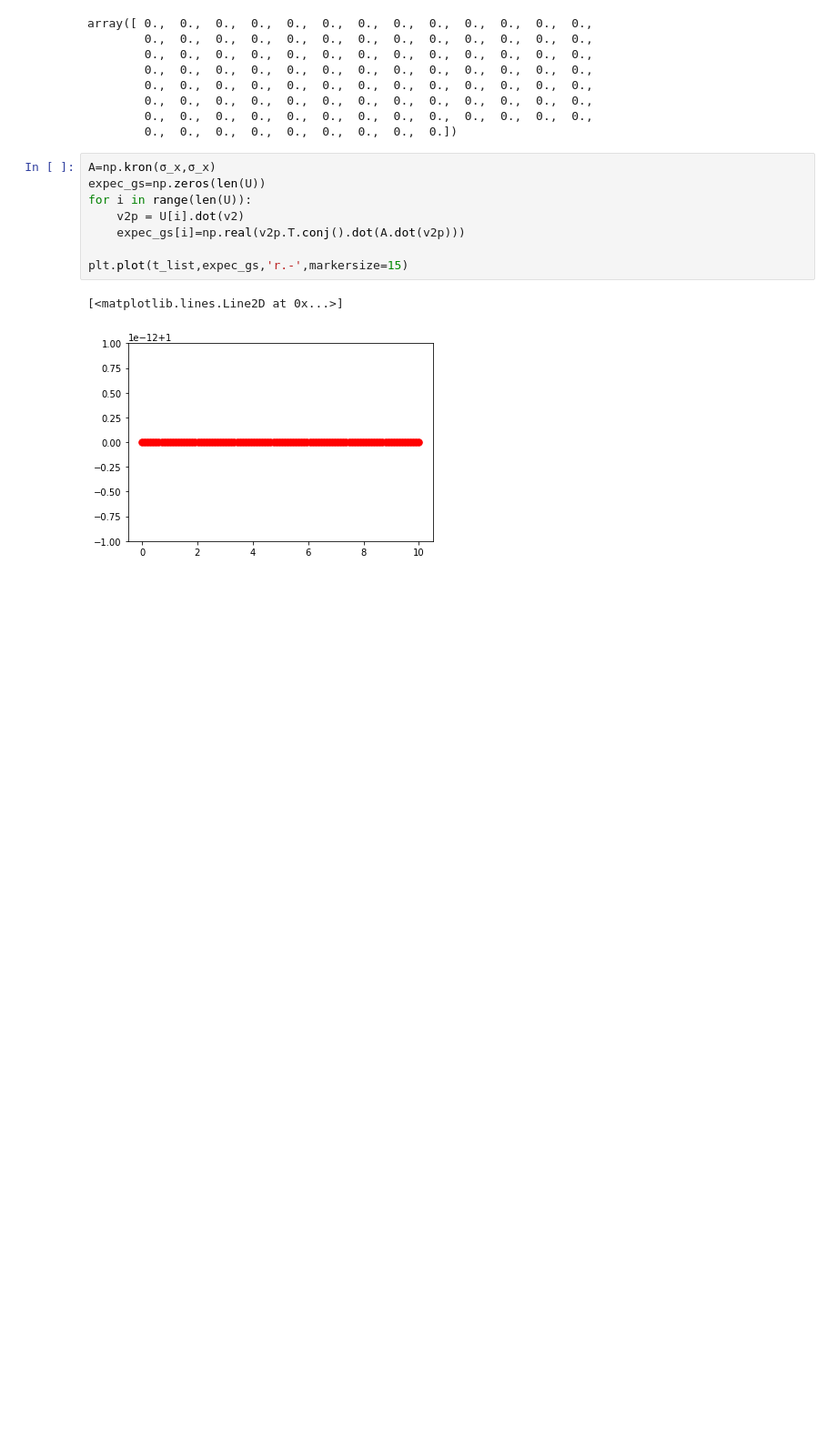
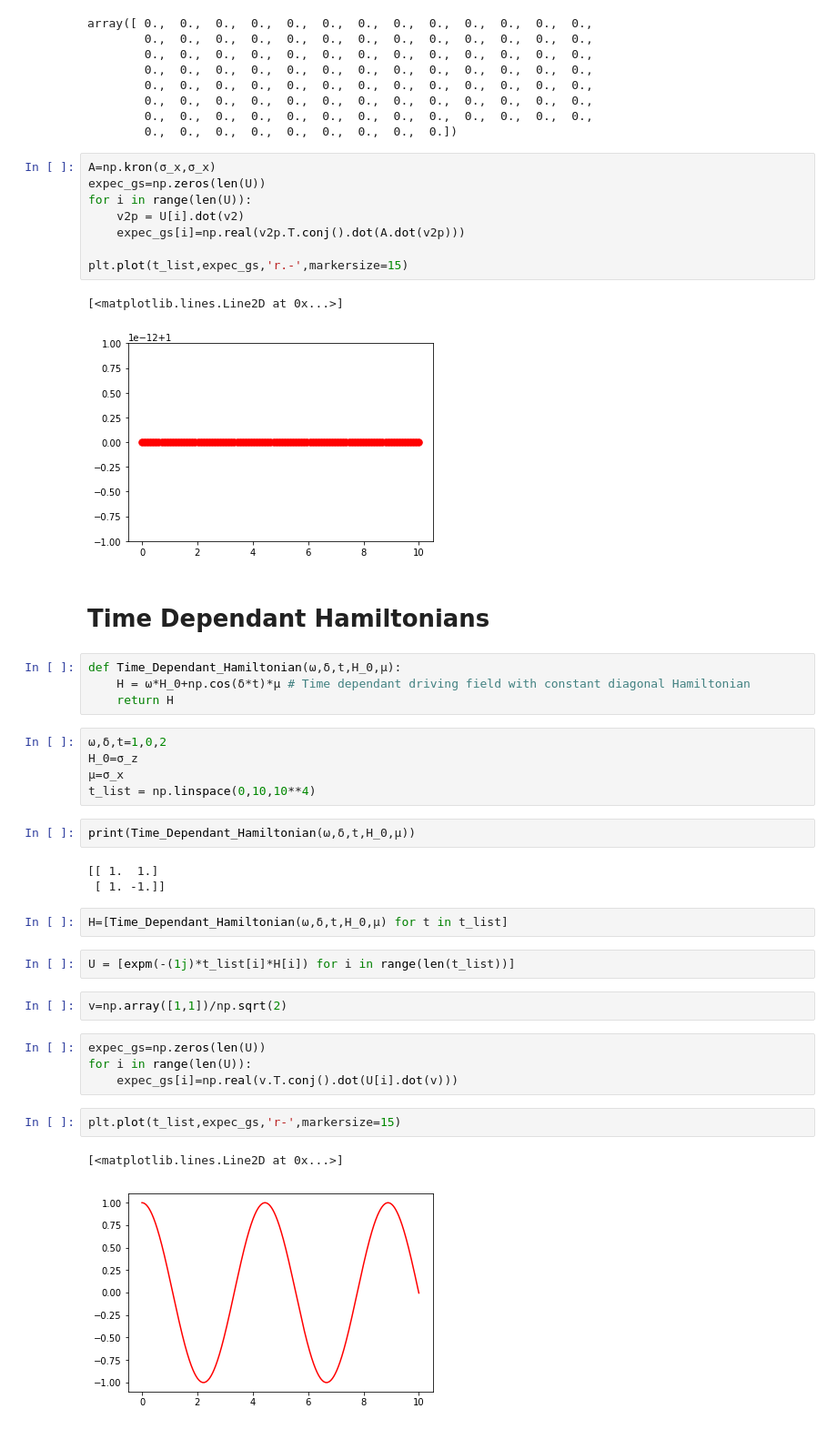
Before and after one commit to vinjanampathy/PH413, a Jupyter notebook: 6. Quantum Mechanics.ipynb, the cells around one changed output. Shown at 91% size. Saved outputs shown, nothing was run; the diff lists cells and outputs as text; blank space fills up the shorter version.

```diff
--- a/6. Quantum Mechanics.ipynb
+++ b/6. Quantum Mechanics.ipynb
@@ -137,3 +139,34 @@ plt.plot(t_list,expec_gs,'r.-',markersize=15)
 # %% [output]
 [<matplotlib.lines.Line2D at 0x...>]
 [figure]
+# %% [markdown]
+# Time Dependant Hamiltonians
+# %%
+def Time_Dependant_Hamiltonian(ω,δ,t,H_0,μ):
+    H = ω*H_0+np.cos(δ*t)*μ # Time dependant driving field with constant diagonal Hamiltonian
+    return H
+# %%
+ω,δ,t=1,0,2
+H_0=σ_z
+μ=σ_x
+t_list = np.linspace(0,10,10**4)
+# %%
+print(Time_Dependant_Hamiltonian(ω,δ,t,H_0,μ))
+# %% [output]
+[[ 1.  1.]
+ [ 1. -1.]]
+# %%
+H=[Time_Dependant_Hamiltonian(ω,δ,t,H_0,μ) for t in t_list]
+# %%
+U = [expm(-(1j)*t_list[i]*H[i]) for i in range(len(t_list))]
+# %%
+v=np.array([1,1])/np.sqrt(2)
+# %%
+expec_gs=np.zeros(len(U))
+for i in range(len(U)):
+    expec_gs[i]=np.real(v.T.conj().dot(U[i].dot(v)))
+# %%
+plt.plot(t_list,expec_gs,'r-',markersize=15)
+# %% [output]
+[<matplotlib.lines.Line2D at 0x...>]
+[figure, added]
```
Also changed, not shown: parts of 17 cells of this notebook, 3 other files.
